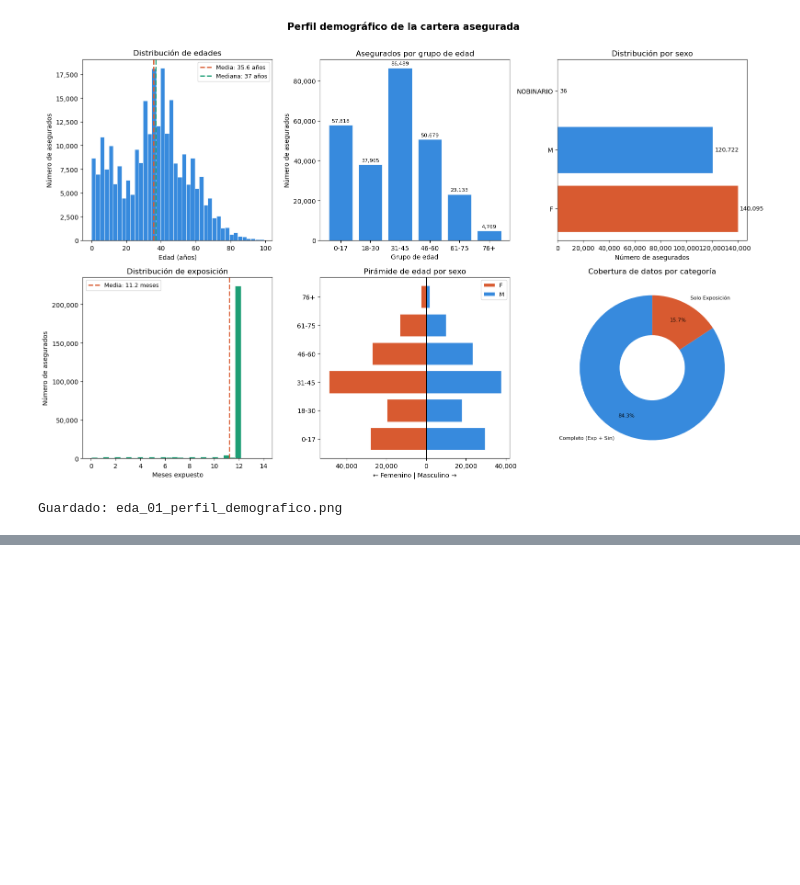
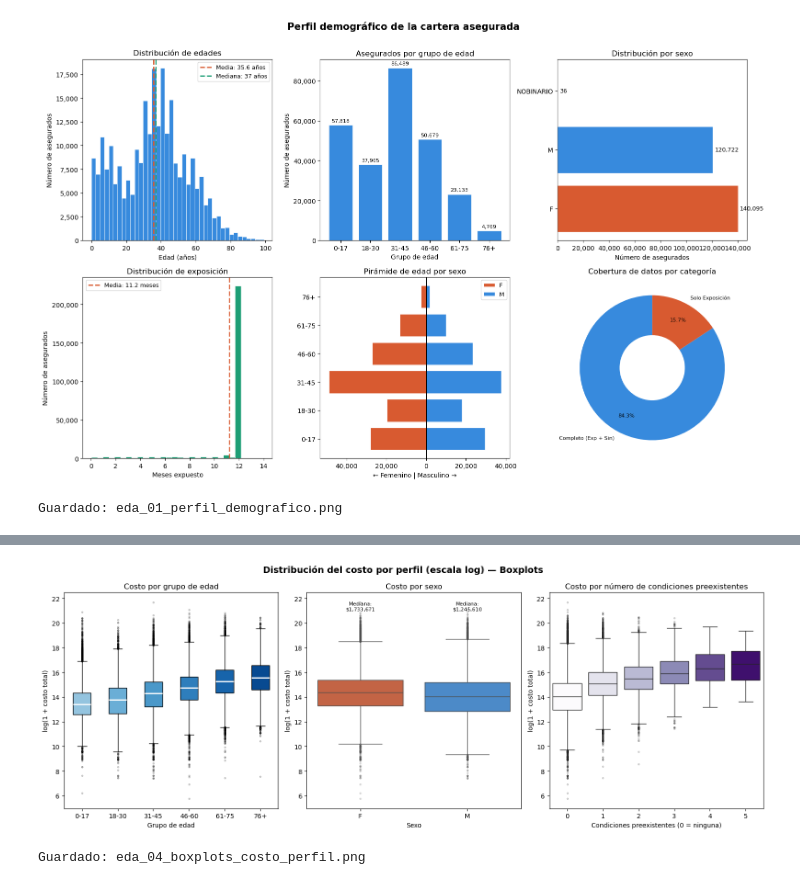
Before and after one commit to yacuervo18/Proyecto_Analitica_II, a Jupyter notebook: src/EDA.ipynb, the cells around one changed output, grey strips where cells are left out. Drawn from its saved outputs; the diff is of its cells as text; code cells hidden in the pictures; blank space fills up the shorter version.

```diff
--- a/src/EDA.ipynb
+++ b/src/EDA.ipynb
@@ -273,0 +374,78 @@ NameError: name 'plt' is not defined
+# %%
+# ─BOXPLOTS: COSTO POR PERFIL ────────────────────────────────────────────────
+import seaborn as sns
+
+# Si la celda anterior no se ha corrido, construimos df_con_costo aquí también
+if 'df_con_costo' not in globals():
+    df_con_costo = df_eda[df_eda['total_pagado'] > 0].copy()
+    df_con_costo['log_costo'] = np.log1p(df_con_costo['total_pagado'])
+
+# Usamos escala log para que los grupos pequeños y los costos bajos también sean visibles
+df_box = df_con_costo.copy()
+
+fig, axes = plt.subplots(1, 3, figsize=(16, 6))
+fig.suptitle('Distribución del costo por perfil (escala log) — Boxplots', fontsize=14, fontweight='bold')
+
+# 1. Costo por grupo de edad
+ax = axes[0]
+grupos_orden = ['0-17', '18-30', '31-45', '46-60', '61-75', '76+']
+data_edad = [df_box[df_box['grupo_edad'] == g]['log_costo'].dropna().values for g in grupos_orden]
+bp = ax.boxplot(
+    data_edad,
+    tick_labels=grupos_orden,
+    patch_artist=True,
+    medianprops=dict(color='white', linewidth=2),
+    flierprops=dict(marker='o', markersize=2, alpha=0.3)
+ )
+for patch, color in zip(bp['boxes'], plt.cm.Blues(np.linspace(0.4, 0.9, len(grupos_orden)))):
+    patch.set_facecolor(color)
+ax.set_title('Costo por grupo de edad')
+ax.set_xlabel('Grupo de edad')
+ax.set_ylabel('log(1 + costo total)')
+
+# 2. Costo por sexo
+ax = axes[1]
+df_sexo_box = df_box[df_box['Sexo_Cd_limpio'].isin(['F', 'M'])]
+sns.boxplot(
+    data=df_sexo_box,
+    x='Sexo_Cd_limpio',
+    y='log_costo',
+    hue='Sexo_Cd_limpio',
+    palette={'F': CORAL, 'M': AZUL},
+    legend=False,
+    ax=ax,
+    flierprops=dict(marker='o', markersize=2, alpha=0.3)
+ )
+ax.set_title('Costo por sexo')
+ax.set_xlabel('Sexo')
+ax.set_ylabel('log(1 + costo total)')
+
+y_top = df_sexo_box['log_costo'].max() * 0.97
+for i, sexo in enumerate(['F', 'M']):
+    med = df_sexo_box[df_sexo_box['Sexo_Cd_limpio'] == sexo]['total_pagado'].median()
+    ax.text(i, y_top, f'Mediana:\n${med:,.0f}', ha='center', fontsize=8, color='black')
+
+# 3. Costo por número de condiciones preexistentes
+ax = axes[2]
+sns.boxplot(
+    data=df_box,
+    x='num_condiciones',
+    y='log_costo',
+    hue='num_condiciones',
+    palette='Purples',
+    legend=False,
+    ax=ax,
+    flierprops=dict(marker='o', markersize=2, alpha=0.3)
+ )
+ax.set_title('Costo por número de condiciones preexistentes')
+ax.set_xlabel('Condiciones preexistentes (0 = ninguna)')
+ax.set_ylabel('log(1 + costo total)')
+
+plt.tight_layout()
+plt.savefig('eda_04_boxplots_costo_perfil.png', bbox_inches='tight', dpi=150)
+plt.show()
+
+print('Guardado: eda_04_boxplots_costo_perfil.png')
+# %% [output]
+[figure, added]
+Guardado: eda_04_boxplots_costo_perfil.png
```
Also changed, not shown: parts of 7 cells of this notebook, 3 other files.
